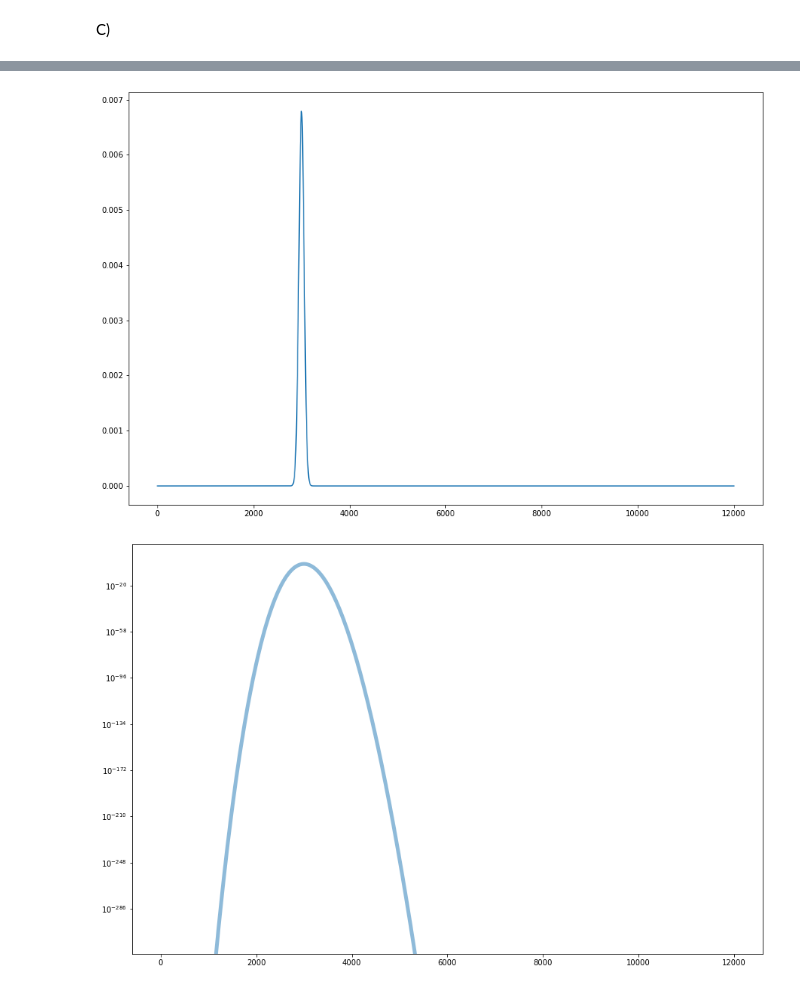
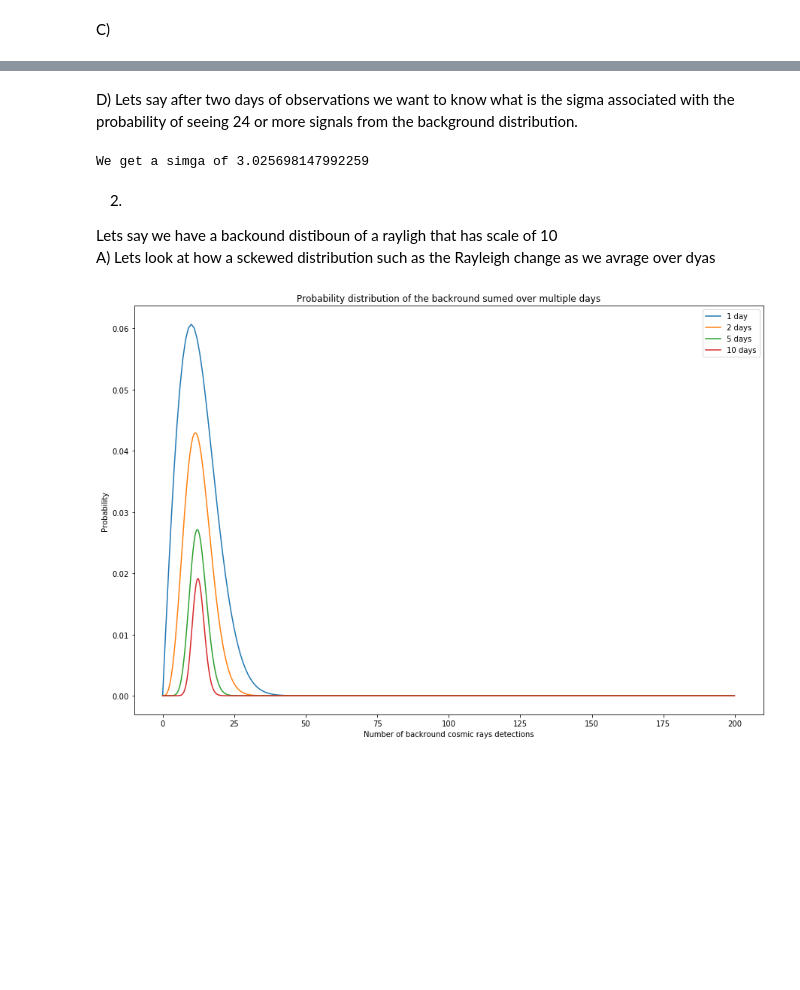
Before and after one commit to GammasBox/phys434Lab, a Jupyter notebook: Lab#2.ipynb, the cells around one changed output, grey strips where cells are left out. Drawn from its saved outputs; the diff is of its cells as text; code cells hidden in the pictures; blank space fills up the shorter version.

```diff
--- a/Lab#2.ipynb
+++ b/Lab#2.ipynb
@@ -149,18 +125,41 @@ plt.yscale('log')
-# %%
-n=1000
-
-i = len(multiconvolve(Background,n))
-x = list(range(i))
-plt.plot(x,multiconvolve(Background,n))
-#plt.show()
-fig, ax = plt.subplots(1,1)
-
-#plt.xlabel('X')
-ax.plot(x,multiconvolve(Background,n), linewidth = 5, alpha = .5)
-#x = np.linspace(0,0.05,10000)
-#plt.tick_params(labelsize = 24)
-#plt.xlim([0,0.06])
-plt.yscale('log')
-# %% [output]
-[figure, removed]
-[figure, removed]
+# %% [markdown]
+D)
+Lets say after two days of observations we want to know what is the sigma associated with the probability of seeing 24 or more signals from the background distribution.
+# %%
+twoDaycmf = scipy.integrate.cumtrapz(twodaysAve[1])
+P = twoDaycmf[20]
+print('We get a simga of',stats.norm.ppf(P))
+# %% [output]
+We get a simga of 3.025698147992259
+# %% [markdown]
+2.
+Lets say we have a backound distiboun of a rayligh that has scale of 10
+A)
+Lets look at how a sckewed distribution such as the Rayleigh change as we avrage over dyas
+# %%
+x = list(range(200))
+Background = scipy.stats.rayleigh.pdf(x,scale = 10)
+plt.plot(Background, label = "1 day")
+n=2
+twodaysAve = [np.array(list(range(len(multiconvolve(Background,n)))))/n,multiconvolve(Background,n)]
+plt.plot(twodaysAve[0],twodaysAve[1], label ='2 days')
+n=5
+fivedaysAve = [np.array(list(range(len(multiconvolve(Background,n)))))/n,multiconvolve(Background,n)]
+plt.plot(fivedaysAve[0],fivedaysAve[1], label ='5 days')
+
+n=10
+tendaysAve = [np.array(list(range(len(multiconvolve(Background,n)))))/n,multiconvolve(Background,n)]
+plt.plot(tendaysAve[0],tendaysAve[1], label ='10 days')
+
+#n=30
+#thirtydaysAve = [np.array(list(range(len(multiconvolve(Background,n)))))/n,multiconvolve(Background,n)]
+#plt.plot(thirtydaysAve[0],thirtydaysAve[1], label ='30 days')
+
+plt.xlabel('Number of backround cosmic rays detections')
+plt.ylabel('Probability')
+plt.title('Probability distribution of the backround sumed over multiple days')
+plt.legend()
+#plt.xlim([0,40])
+plt.show()
+# %% [output]
+[figure, added]
```
Also changed, not shown: parts of 19 cells of this notebook.
